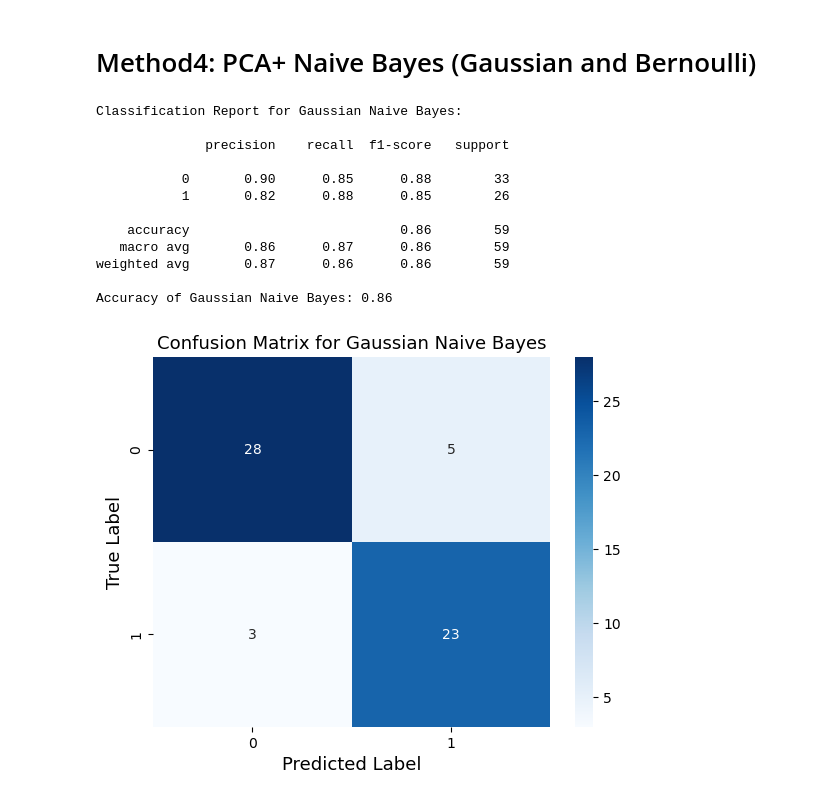
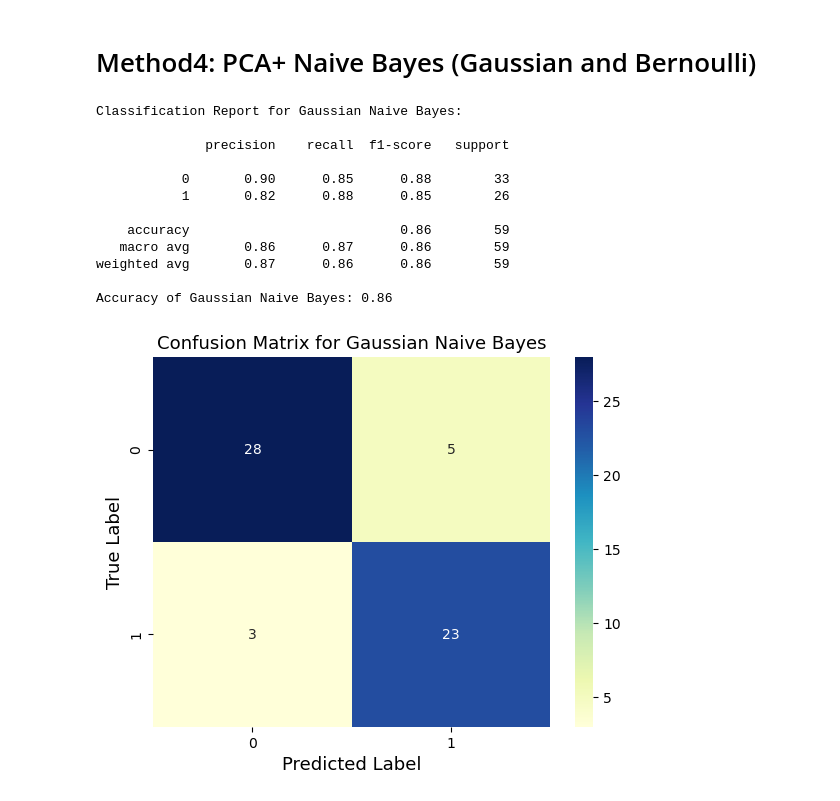
Before and after one commit to jesslin722/ME276DS-Final_Project, a Jupyter notebook: E276_Final_Project_finalversion.ipynb, the cells around one changed output. Saved outputs shown, nothing was run; the diff lists cells and outputs as text; code cells hidden in the pictures.

```diff
--- a/E276_Final_Project_finalversion.ipynb
+++ b/E276_Final_Project_finalversion.ipynb
@@ -601,35 +601,35 @@ gnb.fit(X_train_gnb, ytrain)
 y_pred_gnb = gnb.predict(X_valid_gnb)
 
 # Evaluating the model
 report_gnb = classification_report(yval, y_pred_gnb)
 conf_matrix_gnb = confusion_matrix(yval, y_pred_gnb)
 accuracy_gnb = accuracy_score(yval, y_pred_gnb)
 
 # Displaying the classification report
 print("Classification Report for Gaussian Naive Bayes:\n")
 print(report_gnb)
 print(f'Accuracy of Gaussian Naive Bayes: {accuracy_gnb:.2f}')
 
 # Plotting the confusion matrix
-sns.heatmap(conf_matrix_gnb, annot=True, fmt='g', cmap='Blues')
+sns.heatmap(conf_matrix_gnb, annot=True, cmap="YlGnBu")
 plt.title('Confusion Matrix for Gaussian Naive Bayes',fontsize=13)
 plt.xlabel('Predicted Label',fontsize=13)
 plt.ylabel('True Label',fontsize=13)
 plt.savefig('Confusion Matrix for Gaussian Naive Bayes')
 # %% [output]
 Classification Report for Gaussian Naive Bayes:
 
               precision    recall  f1-score   support
 
            0       0.90      0.85      0.88        33
            1       0.82      0.88      0.85        26
 
     accuracy                           0.86        59
    macro avg       0.86      0.87      0.86        59
 weighted avg       0.87      0.86      0.86        59
 
 Accuracy of Gaussian Naive Bayes: 0.86
-[figure, old version]
+[figure, new version]
 # %%
 from sklearn.preprocessing import Binarizer
 from sklearn.naive_bayes import BernoulliNB
```
Also changed, not shown: parts of 5 cells of this notebook, 8 other files.
